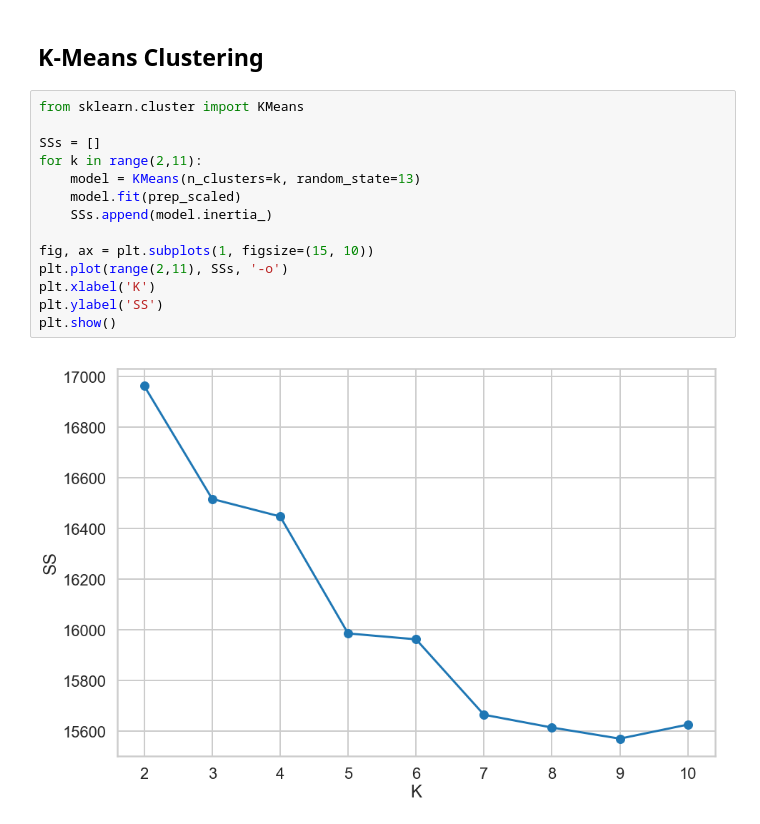
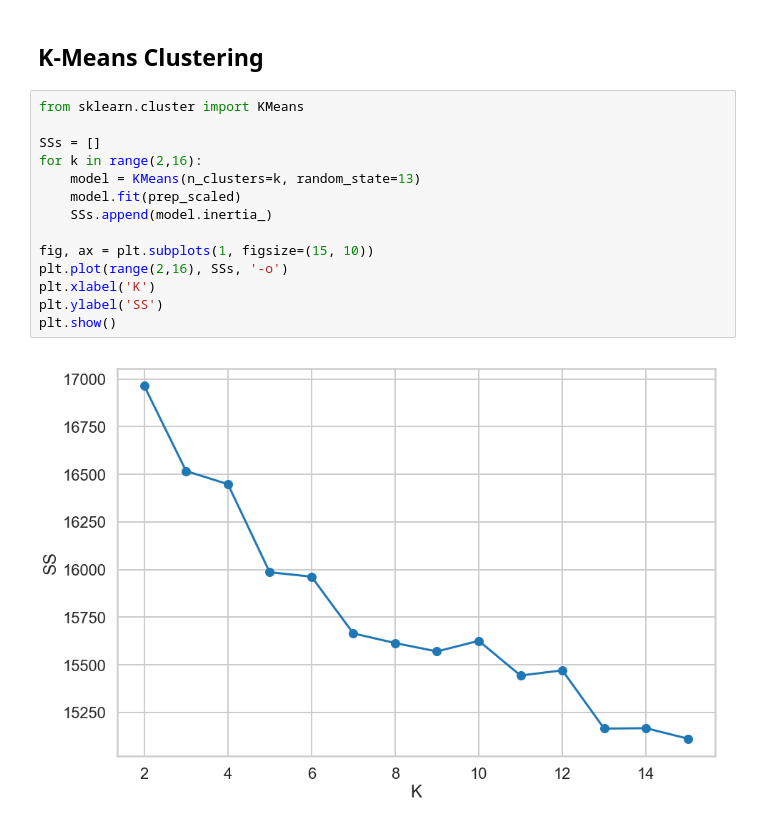
Before and after one commit to AbinavKumar/CustomerAnalysis, a Jupyter notebook: Data Analysis.ipynb, the cells around one changed output. Saved outputs shown, nothing was run; the diff lists cells and outputs as text.

Commit message:
elbow plot

```diff
--- a/Data Analysis.ipynb
+++ b/Data Analysis.ipynb
@@ -109,16 +109,16 @@ prep_scaled = scaler.fit_transform(data_prep)
 # %%
 from sklearn.cluster import KMeans
 
 SSs = []
-for k in range(2,11):
+for k in range(2,16):
     model = KMeans(n_clusters=k, random_state=13)
     model.fit(prep_scaled)
     SSs.append(model.inertia_)
 
 fig, ax = plt.subplots(1, figsize=(15, 10))
-plt.plot(range(2,11), SSs, '-o')
+plt.plot(range(2,16), SSs, '-o')
 plt.xlabel('K')
 plt.ylabel('SS')
 plt.show()
 # %% [output]
-[figure, old version]
+[figure, new version]
```
